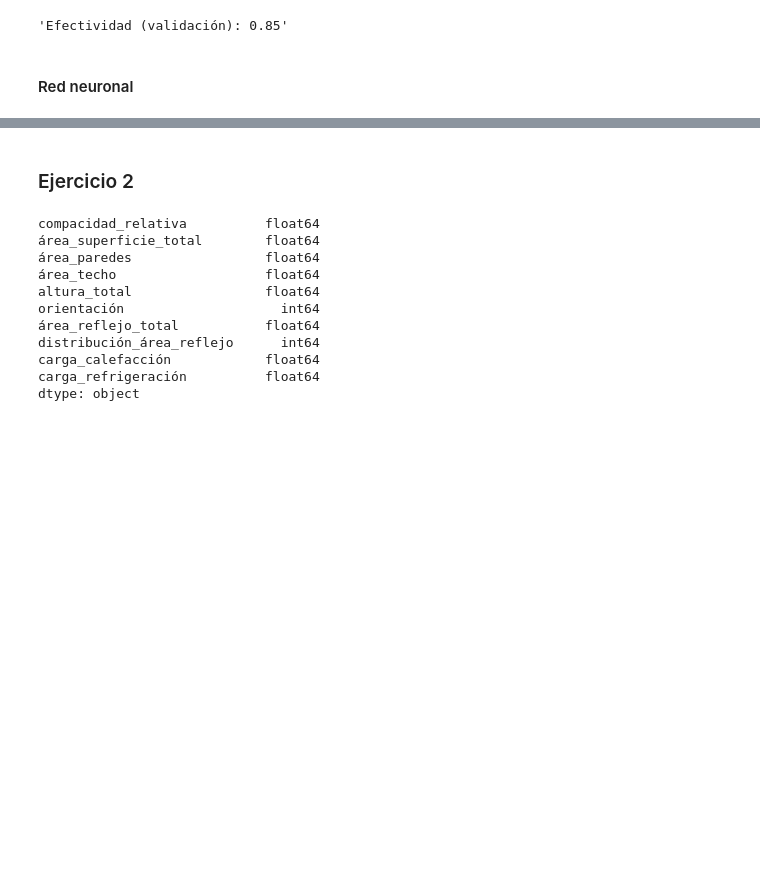
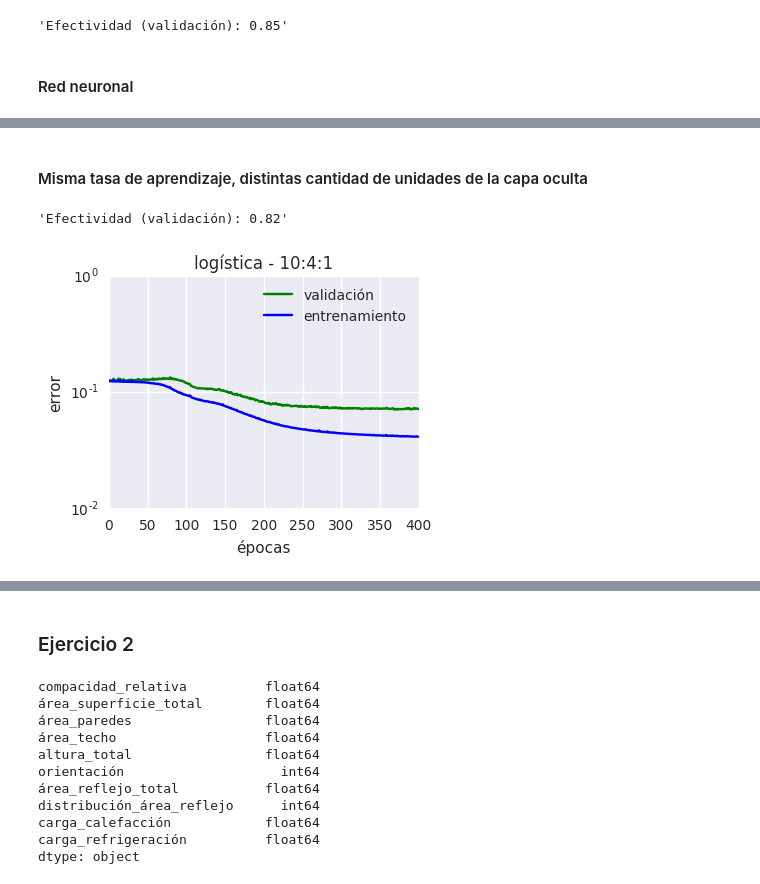
Before and after one commit to matiasbattocchia/redes-neuronales, a Jupyter notebook: tp1/TP 1.ipynb, the cells around one changed output, grey strips where cells are left out. Saved outputs shown, nothing was run; the diff lists cells and outputs as text; code cells hidden in the pictures; blank space fills up the shorter version.

Commit message:
experimentos

```diff
--- a/tp1/TP 1.ipynb
+++ b/tp1/TP 1.ipynb
@@ -614,0 +544,45 @@ Error absoluto medio (validación): 2.34
+# %%
+from sklearn.metrics import accuracy_score
+from sklearn.preprocessing import binarize
+
+def experimento(figura=False, **args):
+    r = Red(validación=(X_val, y_val), **args).fit(X_train, y_train)
+
+    y_pred = binarize(r.predict(X_val), threshold=0.5)
+    puntaje = accuracy_score(y_val, y_pred)
+
+    if figura:
+        %matplotlib inline
+
+        fig, ax = plt.subplots(figsize=(4,3))
+
+        v = ax.plot(r.evolución_validación, c='g', label='validación')
+        e = ax.plot(r.evolución_error, c='b', label='entrenamiento')
+
+        ax.legend()
+        ax.set_yscale('log')
+        ax.set_xlabel('épocas')
+        ax.set_ylabel('error')
+
+        capas = ':'.join([str(capa.unidades) for _, capa in r.capas.items()])
+        ax.set_title('{} - {}'.format(r.activación.__name__, capas))
+
+        plt.savefig('ej1:{:.2f}_activ:{}_capas:{}_ultim:{}_costo:{}_apren:{:.1e}_momen:{:.1e}_adapt:{:.1e}_regul:{:.1e}_lote:{}_epocas:{}_conver:{}.png' \
+                .format(puntaje, r.activación.__name__, capas, r.última_capa.__name__, r.costo.__name__, \
+                        r.aprendizaje, r.momento, r.adaptación, r.regularización, r.lote, r.épocas, r.convergencia))
+
+    return 'Efectividad (validación): %.2f' % puntaje
+# %% [markdown]
+#### Misma tasa de aprendizaje, distintas cantidad de unidades de la capa oculta
+# %%
+experimento(
+    figura=True,
+    épocas=400,
+    capas_ocultas=(4,),
+    aprendizaje=1e-1,
+    activación=logística,
+    lote=1
+)
+# %% [output]
+'Efectividad (validación): 0.82'
+[figure, added]
```
Also changed, not shown: parts of 59 cells of this notebook.
